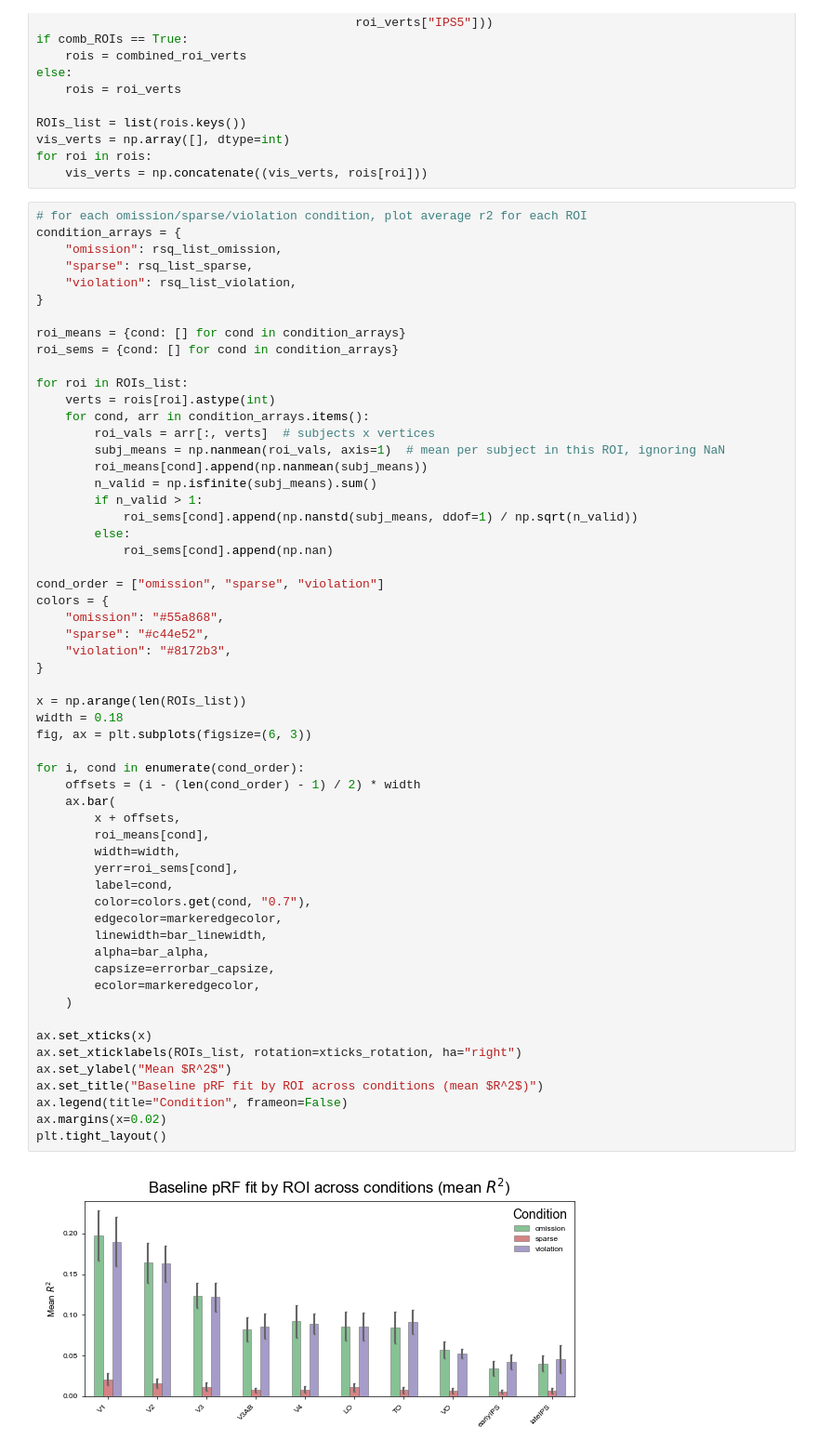
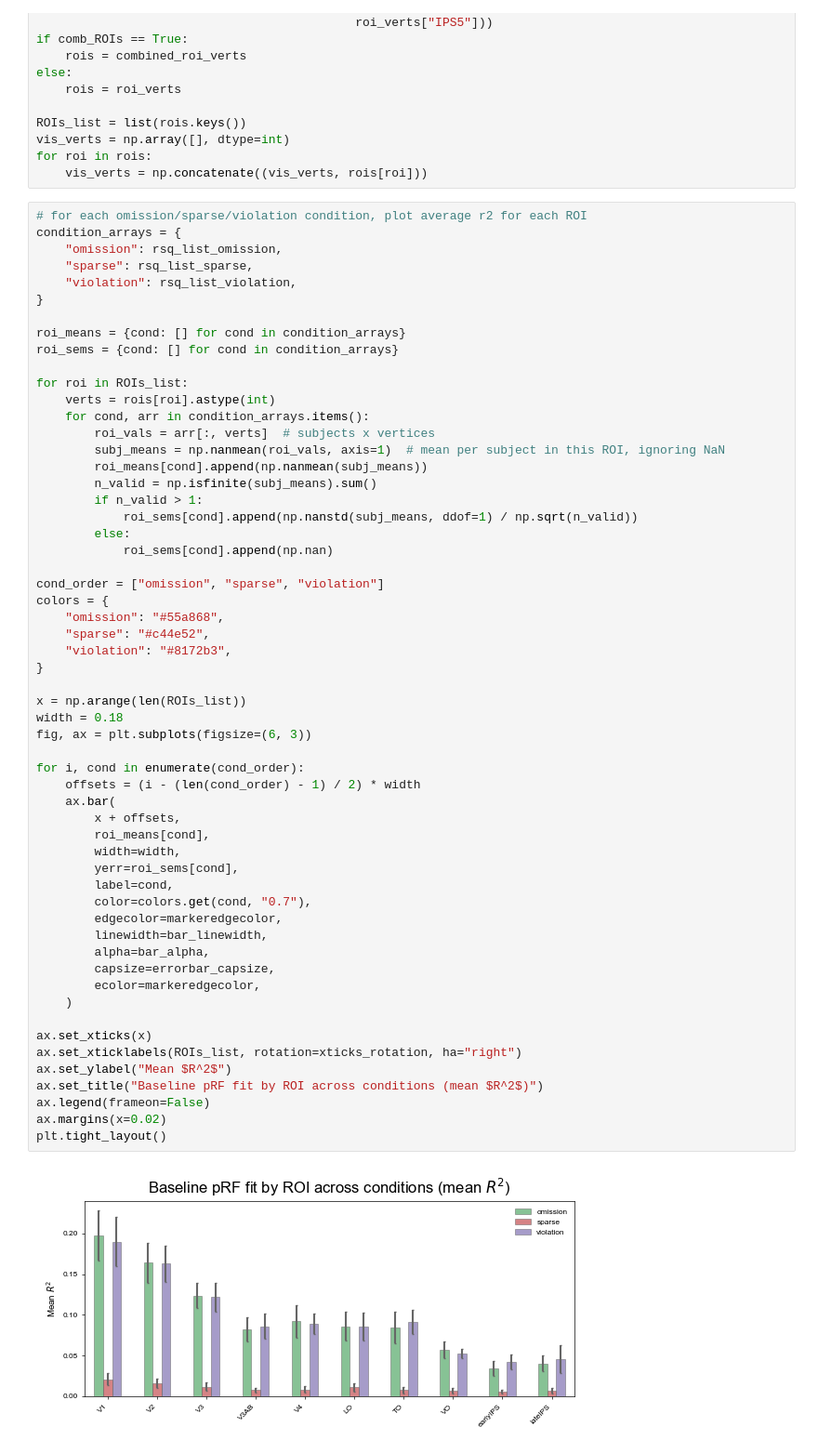
Before and after one commit to c14h19no2/pRF_expect_pub, a Jupyter notebook: pRF_expect_analysis/prf_expect/analysis/out-of-sample/out-of-sample-test.ipynb, the cells around one changed output. Shown at 93% size. Cells and saved outputs as stored; diff of their text form.

Commit message:
cv fit and rsq plot

```diff
--- a/pRF_expect_analysis/prf_expect/analysis/out-of-sample/out-of-sample-test.ipynb
+++ b/pRF_expect_analysis/prf_expect/analysis/out-of-sample/out-of-sample-test.ipynb
@@ -247,35 +247,35 @@ colors = {
     "violation": "#8172b3",
 }
 
 x = np.arange(len(ROIs_list))
 width = 0.18
 fig, ax = plt.subplots(figsize=(6, 3))
 
 for i, cond in enumerate(cond_order):
     offsets = (i - (len(cond_order) - 1) / 2) * width
     ax.bar(
         x + offsets,
         roi_means[cond],
         width=width,
         yerr=roi_sems[cond],
         label=cond,
         color=colors.get(cond, "0.7"),
         edgecolor=markeredgecolor,
         linewidth=bar_linewidth,
         alpha=bar_alpha,
         capsize=errorbar_capsize,
         ecolor=markeredgecolor,
     )
 
 ax.set_xticks(x)
 ax.set_xticklabels(ROIs_list, rotation=xticks_rotation, ha="right")
 ax.set_ylabel("Mean $R^2$")
 ax.set_title("Baseline pRF fit by ROI across conditions (mean $R^2$)")
-ax.legend(title="Condition", frameon=False)
+ax.legend(frameon=False)
 ax.margins(x=0.02)
 plt.tight_layout()
 # %% [output]
-[figure, old version]
+[figure, new version]
 # %%
 # for each omission/sparse/violation condition, plot average r2 for each ROI
 condition_arrays = {
```
Also changed, not shown: parts of 2 cells of this notebook, 4 other files.
